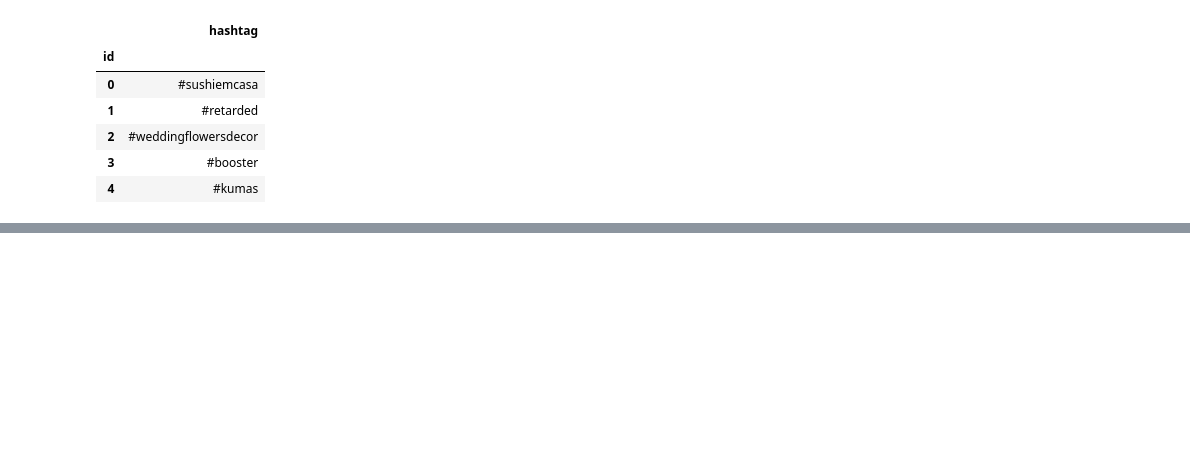
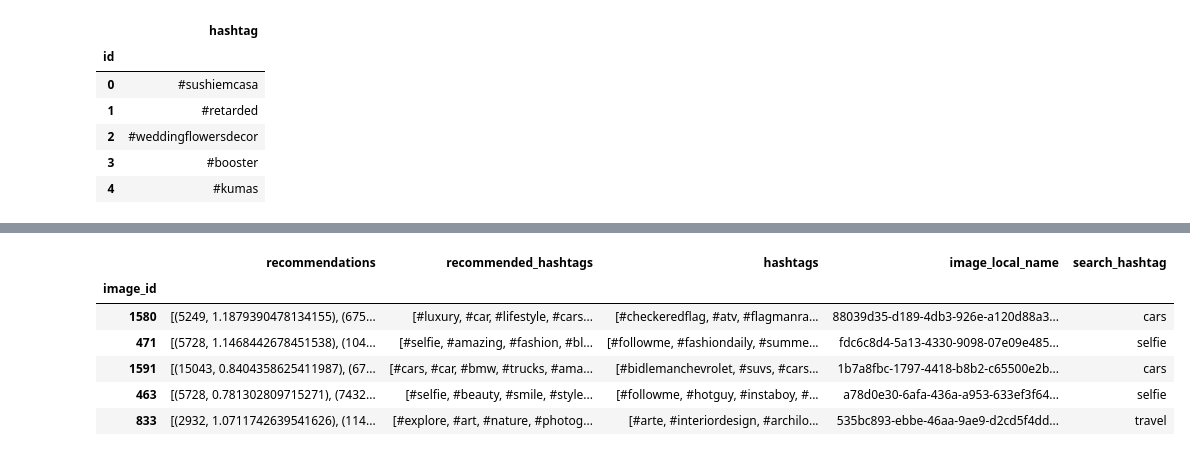
Before and after one commit to AlecMorgan/Automatic-Image-Tagger, a Jupyter notebook: index.ipynb, the cells around one changed output, grey strips where cells are left out. Drawn from its saved outputs; the diff is of its cells as text; code cells hidden in the pictures; blank space fills up the shorter version.

```diff
--- a/index.ipynb
+++ b/index.ipynb
@@ -292,0 +307,12 @@ hashtags_df.to_pickle("pkl_files/hashtags_df.pkl")
+# %%
+# Load the recs dataframe
+recs = pd.read_pickle('pkl_files/recs.pkl')
+recs.head()
+# %% [output]
+|  | recommendations | recommended_hashtags | hashtags | image_local_name | search_hashtag |
+| image_id |  |  |  |  |  |
+| 1580 | [(5249, 1.1879390478134155), (675... | [#luxury, #car, #lifestyle, #cars... | [#checkeredflag, #atv, #flagmanra... | 88039d35-d189-4db3-926e-a120d88a3... | cars |
+| 471 | [(5728, 1.1468442678451538), (104... | [#selfie, #amazing, #fashion, #bl... | [#followme, #fashiondaily, #summe... | fdc6c8d4-5a13-4330-9098-07e09e485... | selfie |
+| 1591 | [(15043, 0.8404358625411987), (67... | [#cars, #car, #bmw, #trucks, #ama... | [#bidlemanchevrolet, #suvs, #cars... | 1b7a8fbc-1797-4418-b8b2-c65500e2b... | cars |
+| 463 | [(5728, 0.781302809715271), (7432... | [#selfie, #beauty, #smile, #style... | [#followme, #hotguy, #instaboy, #... | a78d0e30-6afa-436a-a953-633ef3f64... | selfie |
+| 833 | [(2932, 1.0711742639541626), (114... | [#explore, #art, #nature, #photog... | [#arte, #interiordesign, #archilo... | 535bc893-ebbe-46aa-9ae9-d2cd5f4dd... | travel |
```
Also changed, not shown: parts of 20 cells of this notebook, 2 other files.
